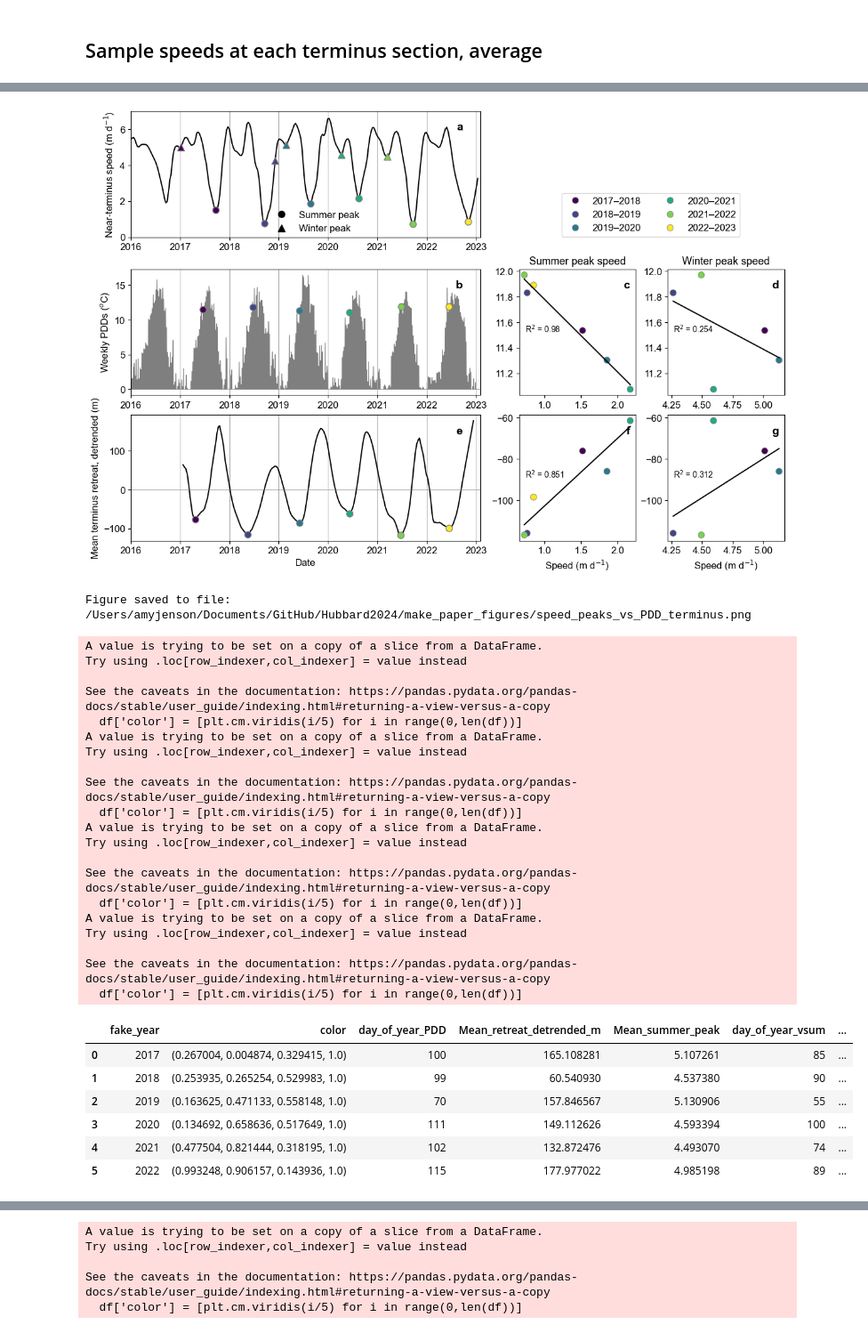
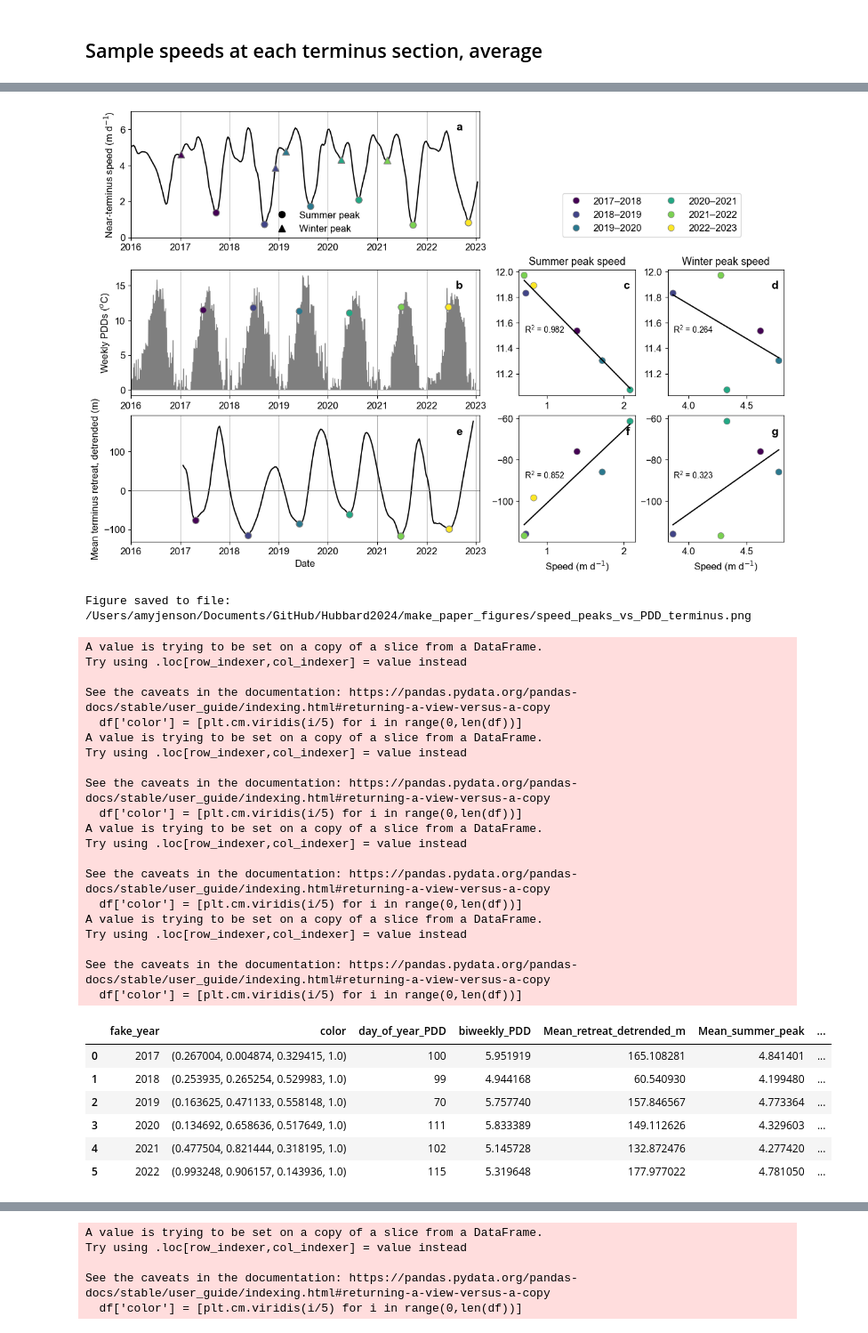
Before and after one commit to pohlan/Hubbard2024, a Jupyter notebook: make_paper_figures/speed_peaks_vs_weather_terminus_AJ.ipynb, the cells around one changed output, grey strips where cells are left out. Shown at 89% size. Drawn from its saved outputs; the diff is of its cells as text; code cells hidden in the pictures.

```diff
--- a/make_paper_figures/speed_peaks_vs_weather_terminus_AJ.ipynb
+++ b/make_paper_figures/speed_peaks_vs_weather_terminus_AJ.ipynb
@@ -47,7 +47,7 @@ print('Weather loaded')
 term_sect_fn = os.path.join(data_path, 'data', 'terminus_sections.gpkg')
 term_sect = gpd.read_file(term_sect_fn)
 term_sect = term_sect.to_crs(crs)
-term_sect = term_sect[term_sect['section'].isin(['section_B1', 'section_B2', 'section_C', 'section_D', 'section_E'])].reset_index(drop=True)
+#term_sect = term_sect[term_sect['section'].isin(['section_B1', 'section_B2', 'section_C', 'section_D', 'section_E'])].reset_index(drop=True)
 
 print('Terminus sections loaded')
 
@@ -402,7 +402,7 @@ fig_fn = os.path.join(out_path, 'speed_peaks_vs_PDD_terminus.png')
 fig.savefig(fig_fn, dpi=300, bbox_inches='tight')
 print('Figure saved to file:', fig_fn)
 # %% [output]
-[figure, old version]
+[figure, new version]
 Figure saved to file: /Users/amyjenson/Documents/GitHub/Hubbard2024/make_paper_figures/speed_peaks_vs_PDD_terminus.png
 # %%
 ## Calculate annual peaks
@@ -535,7 +535,7 @@ air['day_of_year_PDD'] = air['day_of_year_PDD'].dt.dayofyear
 air = air.drop(columns=['Biweek', 'Year'])
 
 # Create a mask to filter for biweeks meeting the threshold within the first six months
-mask = (air['biweekly_PDD'] >= 3.5) & (air['Date'].dt.month <= 7)
+mask = (air['biweekly_PDD'] >= 4) & (air['Date'].dt.month <= 7)
 
 # Find the first occurrence in each fake_year where the threshold is met
 pdd_peaks = (
@@ -650,44 +650,44 @@ v_winter_peaks = subset_fake_years_add_color(v_winter_peaks)
 # v_winter_peaks['Mean'] -= v_mins['Mean']
 
 # Merge into one dataframe for regression plotting
-peaks_merged = (pdd_peaks[['fake_year', 'color', 'day_of_year_PDD']].merge(
+peaks_merged = (pdd_peaks[['fake_year', 'color', 'day_of_year_PDD', 'biweekly_PDD']].merge(
     term_peaks[['fake_year', 'Mean_retreat_detrended_m']].merge(
         v_summer_peaks[['fake_year', 'Mean', 'day_of_year_vsum']].merge(
             v_winter_peaks[['fake_year', 'Mean']], on='fake_year', how='outer', suffixes=['_summer_peak', '_winter_peak']),
         on='fake_year', how='outer'),
     on='fake_year', how='outer'))
 
 # Set winter 2022 observations to NaN (probably not capturing true peaks)
 peaks_merged.loc[peaks_merged['fake_year']==2022, ['Mean_winter_peak']] = np.nan
 peaks_merged
 # %% [output]
 A value is trying to be set on a copy of a slice from a DataFrame.
 Try using .loc[row_indexer,col_indexer] = value instead
 
 See the caveats in the documentation: https://pandas.pydata.org/pandas-docs/stable/user_guide/indexing.html#returning-a-view-versus-a-copy
   df['color'] = [plt.cm.viridis(i/5) for i in range(0,len(df))]
 A value is trying to be set on a copy of a slice from a DataFrame.
 Try using .loc[row_indexer,col_indexer] = value instead
 
 See the caveats in the documentation: https://pandas.pydata.org/pandas-docs/stable/user_guide/indexing.html#returning-a-view-versus-a-copy
   df['color'] = [plt.cm.viridis(i/5) for i in range(0,len(df))]
 A value is trying to be set on a copy of a slice from a DataFrame.
 Try using .loc[row_indexer,col_indexer] = value instead
 
 See the caveats in the documentation: https://pandas.pydata.org/pandas-docs/stable/user_guide/indexing.html#returning-a-view-versus-a-copy
   df['color'] = [plt.cm.viridis(i/5) for i in range(0,len(df))]
 A value is trying to be set on a copy of a slice from a DataFrame.
 Try using .loc[row_indexer,col_indexer] = value instead
 
 See the caveats in the documentation: https://pandas.pydata.org/pandas-docs/stable/user_guide/indexing.html#returning-a-view-versus-a-copy
   df['color'] = [plt.cm.viridis(i/5) for i in range(0,len(df))]
-|  | fake_year | color | day_of_year_PDD | Mean_retreat_detrended_m | Mean_summer_peak | day_of_year_vsum | ... |
-| 0 | 2017 | (0.267004, 0.004874, 0.329415, 1.0) | 100 | 165.108281 | 5.107261 | 85 | ... |
-| 1 | 2018 | (0.253935, 0.265254, 0.529983, 1.0) | 99 | 60.540930 | 4.537380 | 90 | ... |
-| 2 | 2019 | (0.163625, 0.471133, 0.558148, 1.0) | 70 | 157.846567 | 5.130906 | 55 | ... |
-| 3 | 2020 | (0.134692, 0.658636, 0.517649, 1.0) | 111 | 149.112626 | 4.593394 | 100 | ... |
-| 4 | 2021 | (0.477504, 0.821444, 0.318195, 1.0) | 102 | 132.872476 | 4.493070 | 74 | ... |
-| 5 | 2022 | (0.993248, 0.906157, 0.143936, 1.0) | 115 | 177.977022 | 4.985198 | 89 | ... |
+|  | fake_year | color | day_of_year_PDD | biweekly_PDD | Mean_retreat_detrended_m | Mean_summer_peak | ... |
+| 0 | 2017 | (0.267004, 0.004874, 0.329415, 1.0) | 100 | 5.951919 | 165.108281 | 4.841401 | ... |
+| 1 | 2018 | (0.253935, 0.265254, 0.529983, 1.0) | 99 | 4.944168 | 60.540930 | 4.199480 | ... |
+| 2 | 2019 | (0.163625, 0.471133, 0.558148, 1.0) | 70 | 5.757740 | 157.846567 | 4.773364 | ... |
+| 3 | 2020 | (0.134692, 0.658636, 0.517649, 1.0) | 111 | 5.833389 | 149.112626 | 4.329603 | ... |
+| 4 | 2021 | (0.477504, 0.821444, 0.318195, 1.0) | 102 | 5.145728 | 132.872476 | 4.277420 | ... |
+| 5 | 2022 | (0.993248, 0.906157, 0.143936, 1.0) | 115 | 5.319648 | 177.977022 | 4.781050 | ... |
 # %%
 ## Plot time series
 fontsize=12
```
Also changed, not shown: parts of 8 cells of this notebook, 3 other files.
